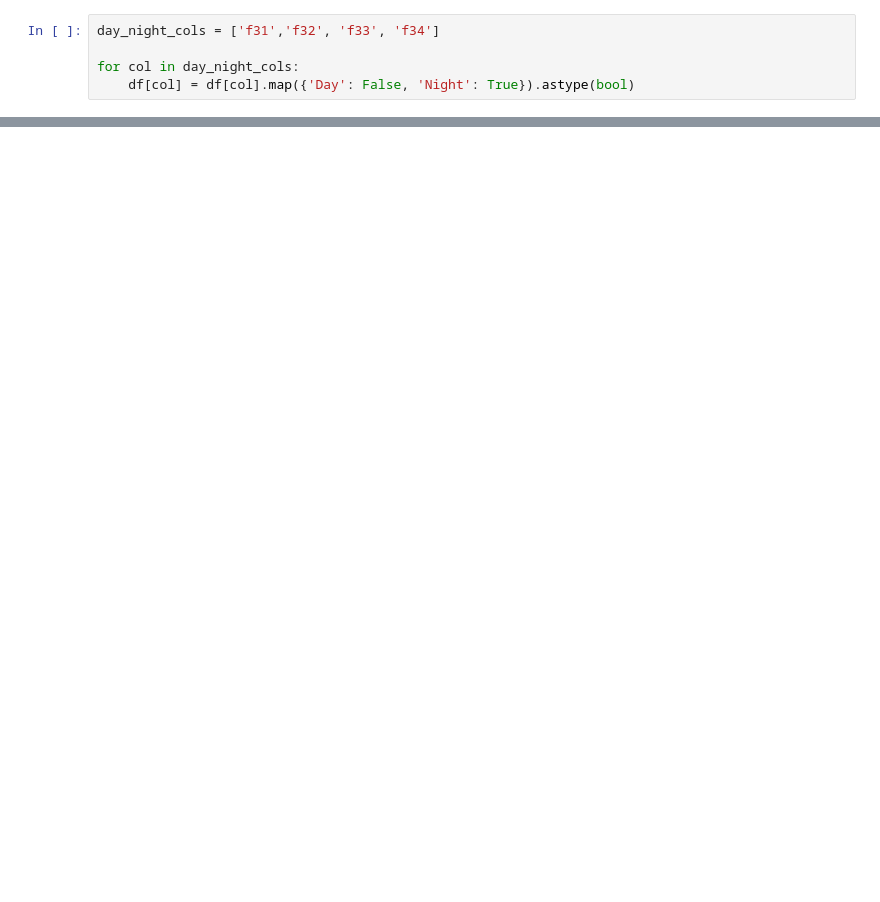
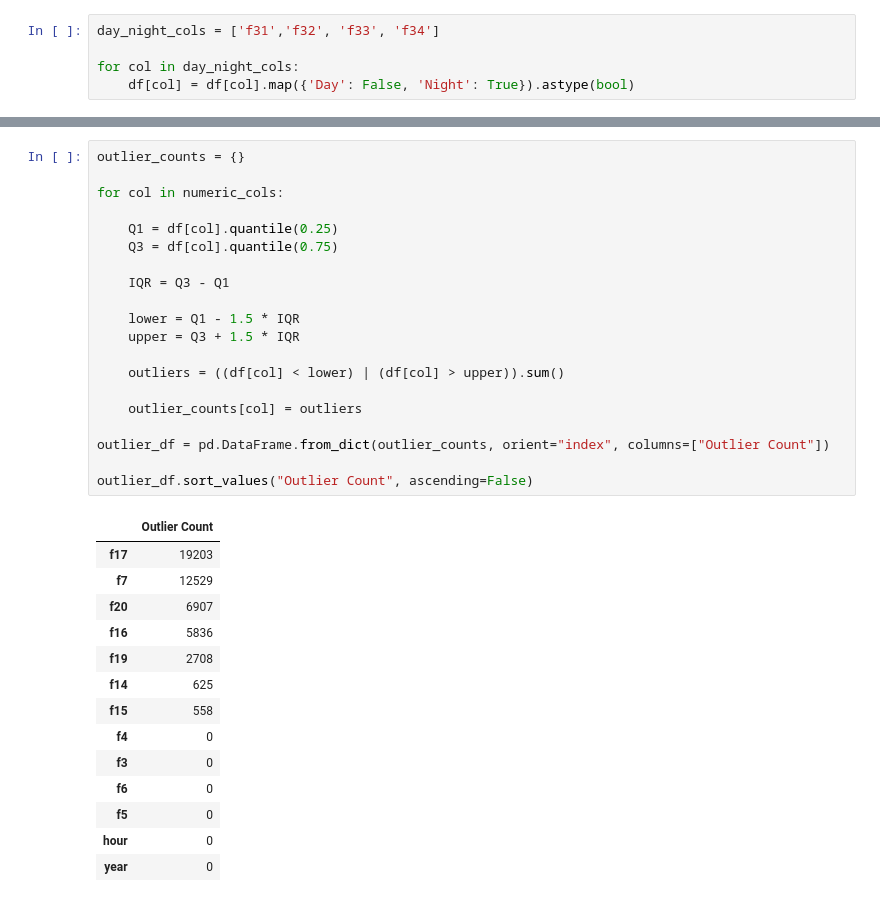
Before and after one commit to HesamMerajifar/Datamining, a Jupyter notebook: Merge.ipynb, the cells around one changed output, grey strips where cells are left out. Cells and saved outputs as stored; diff of their text form; blank space fills up the shorter version.

```diff
--- a/Merge.ipynb
+++ b/Merge.ipynb
@@ -314,0 +707,35 @@ plt.show()
+# %%
+outlier_counts = {}
+
+for col in numeric_cols:
+
+    Q1 = df[col].quantile(0.25)
+    Q3 = df[col].quantile(0.75)
+
+    IQR = Q3 - Q1
+
+    lower = Q1 - 1.5 * IQR
+    upper = Q3 + 1.5 * IQR
+
+    outliers = ((df[col] < lower) | (df[col] > upper)).sum()
+
+    outlier_counts[col] = outliers
+
+outlier_df = pd.DataFrame.from_dict(outlier_counts, orient="index", columns=["Outlier Count"])
+
+outlier_df.sort_values("Outlier Count", ascending=False)
+# %% [output]
+|  | Outlier Count |
+| f17 | 19203 |
+| f7 | 12529 |
+| f20 | 6907 |
+| f16 | 5836 |
+| f19 | 2708 |
+| f14 | 625 |
+| f15 | 558 |
+| f4 | 0 |
+| f3 | 0 |
+| f6 | 0 |
+| f5 | 0 |
+| hour | 0 |
+| year | 0 |
```
Also changed, not shown: parts of 35 cells of this notebook, 1 other file.
